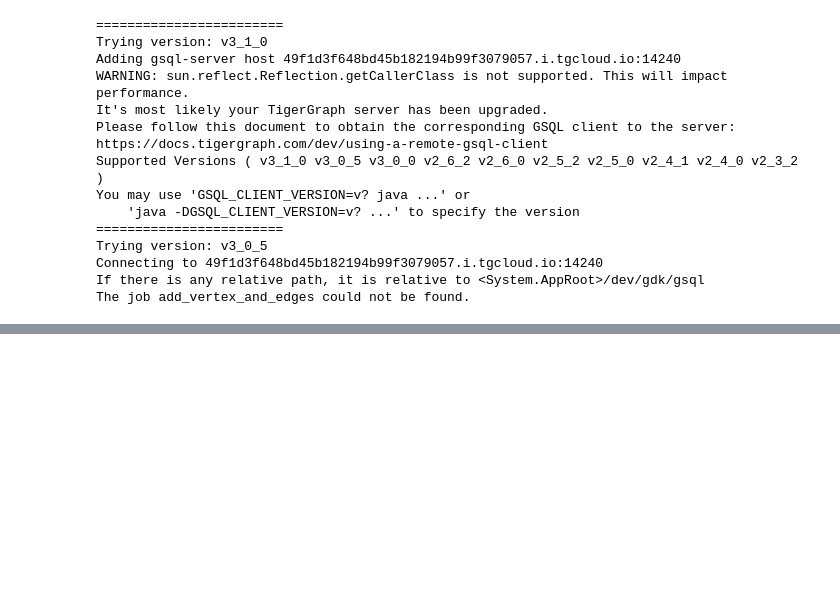
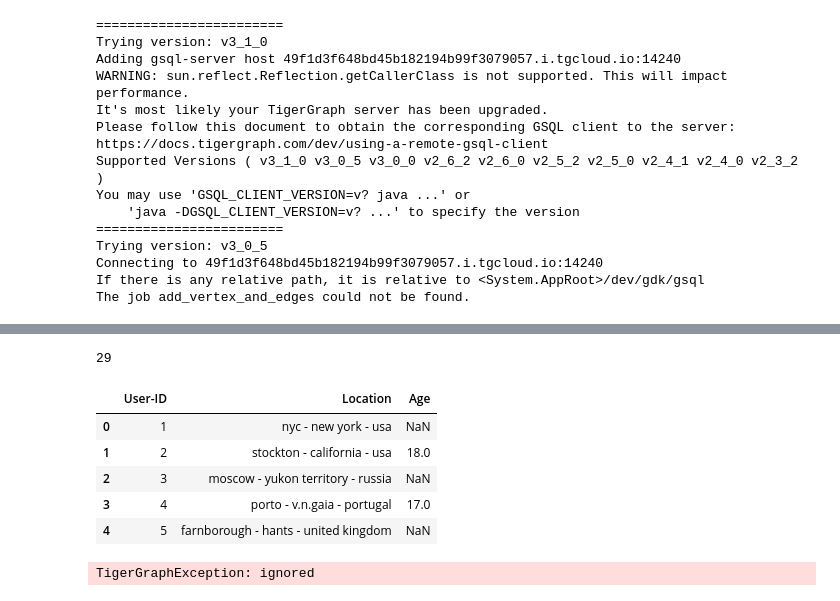
Before and after one commit to mohittewari16/tigergraph, a Jupyter notebook: colab_github_tigergraph_integration.ipynb, the cells around one changed output, grey strips where cells are left out. Cells and saved outputs as stored; diff of their text form; code cells hidden in the pictures; blank space fills up the shorter version.

```diff
--- a/colab_github_tigergraph_integration.ipynb
+++ b/colab_github_tigergraph_integration.ipynb
@@ -111,0 +217,19 @@ The job add_vertex_and_edges could not be found.
+# %%
+print(conn.upsertVertexDataFrame(df,'BOOK',v_id='ISBN',attributes={'book_title':'Book-Title','book_author':'Book-Author',
+                                                                   'year_of_publication':'Year-Of-Publication','publisher':'Publisher'}))
+# %% [output]
+29
+# %%
+df = pd.read_csv('https://raw.githubusercontent.com/mohittewari16/tigergraph/main/users_small_file.csv')
+df.head()
+# %% [output]
+|  | User-ID | Location | Age |
+| 0 | 1 | nyc - new york - usa | NaN |
+| 1 | 2 | stockton - california - usa | 18.0 |
+| 2 | 3 | moscow - yukon territory - russia | NaN |
+| 3 | 4 | porto - v.n.gaia - portugal | 17.0 |
+| 4 | 5 | farnborough - hants - united kingdom | NaN |
+# %%
+print(conn.upsertVertexDataFrame(df, 'USER', v_id='User-ID', attributes={'address':'Location', 'age':'Age'}))
+# %% [output]
+TigerGraphException: ignored
```
Also changed, not shown: parts of 12 cells of this notebook.
